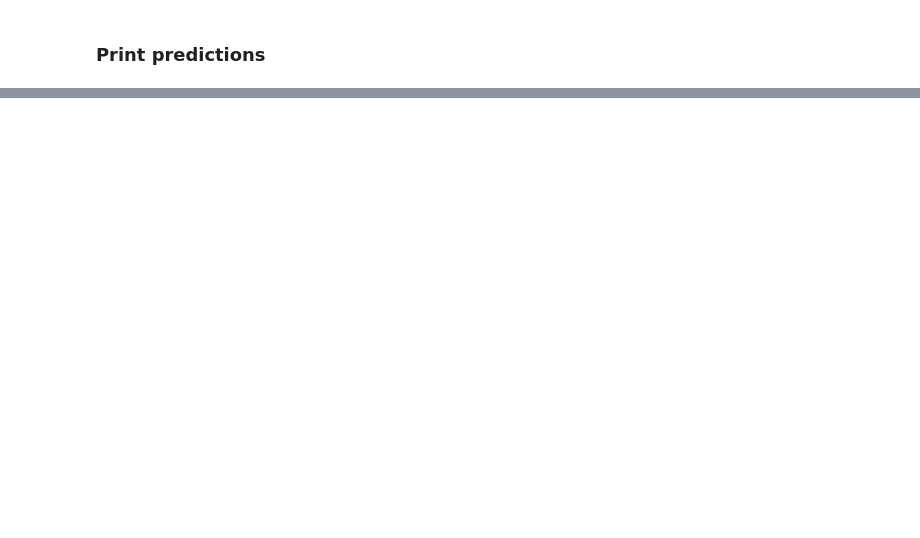
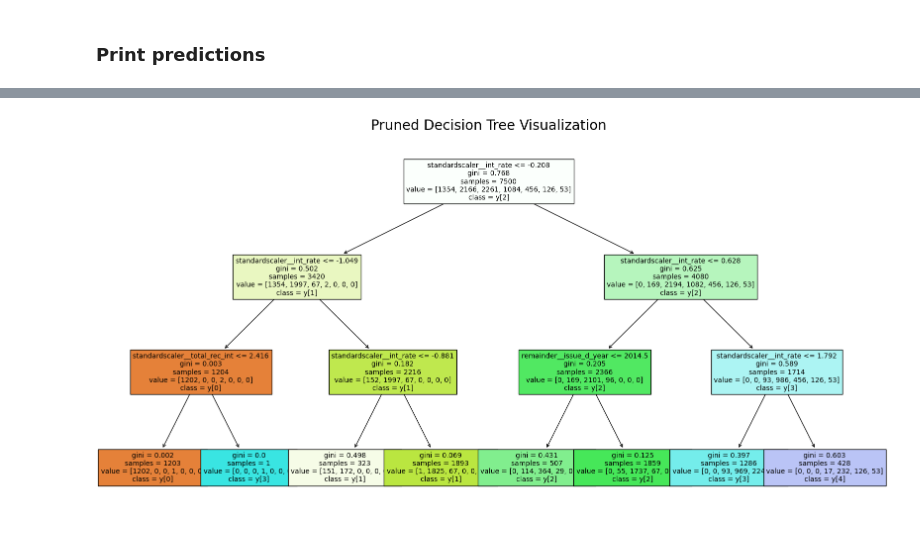
Before and after one commit to tobsel7/course-machine-learning-tuvienna, a Jupyter notebook: src/exercise1/loan.ipynb, the cells around one changed output, grey strips where cells are left out. Cells and saved outputs as stored; diff of their text form; code cells hidden in the pictures; blank space fills up the shorter version.

```diff
--- a/src/exercise1/loan.ipynb
+++ b/src/exercise1/loan.ipynb
@@ -389,0 +573,12 @@ Decision Tree Accuracy: 0.9876
+# %%
+# Train the decision tree with limited depth
+decision_tree_pruned = DecisionTreeClassifier(max_depth=3)  # Adjust as needed
+decision_tree_pruned.fit(X_train, y_train_encoded)
+
+# Plot the pruned tree
+plt.figure(figsize=(20, 10), dpi=100)
+plot_tree(decision_tree_pruned, filled=True, feature_names=X_train.columns, class_names=True, fontsize=10)
+plt.title("Pruned Decision Tree Visualization", fontsize=20)
+plt.show()
+# %% [output]
+[figure, added]
```
Also changed, not shown: parts of 49 cells of this notebook, 3 other files.
